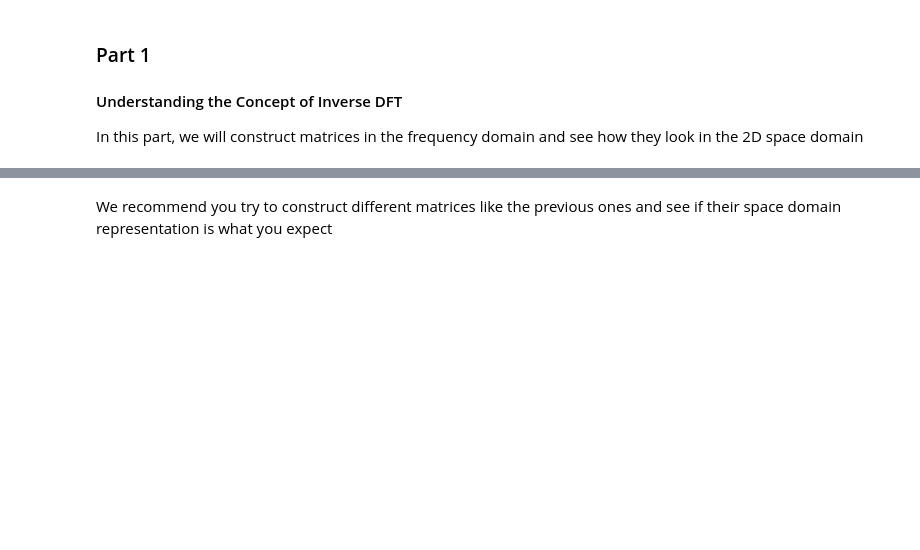
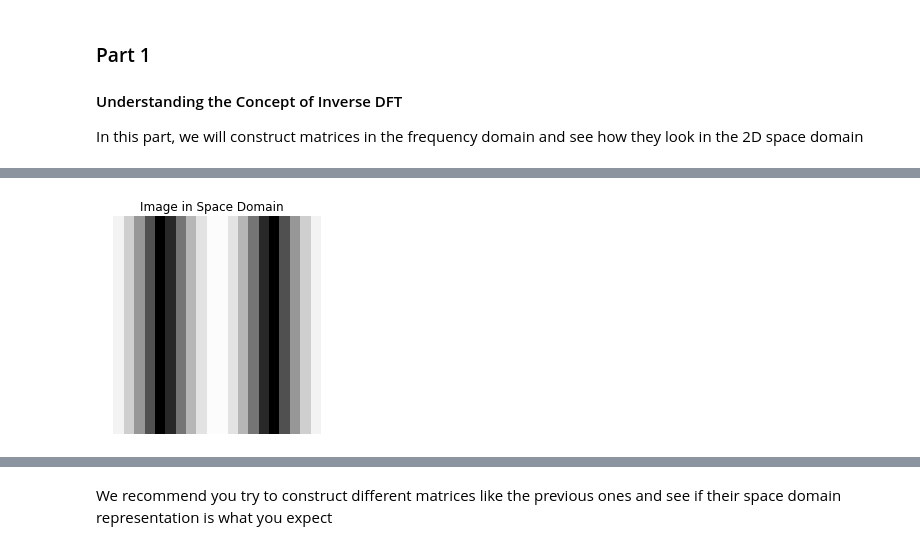
Before and after one commit to aashrafh/CMP362, a Jupyter notebook: lab02-std/lab2-std.ipynb, the cells around one changed output, grey strips where cells are left out. Saved outputs shown, nothing was run; the diff lists cells and outputs as text; code cells hidden in the pictures; blank space fills up the shorter version.

```diff
--- a/lab02-std/lab2-std.ipynb
+++ b/lab02-std/lab2-std.ipynb
@@ -41,10 +43,12 @@ plot_image_from_freq(freq_domain_mat)
 # %%
 # TODO: construct a matrix in the frequency domain that makes a HORIZONTALLY moving ripple in the space domain
 
 freq_domain_mat = np.zeros([21,21])
-freq_domain_mat[<TODO>, <TODO>] = 1
-freq_domain_mat[<TODO>, <TODO>] = 1
+freq_domain_mat[10, 9] = 1
+freq_domain_mat[10, 11] = 1
 plot_image_from_freq(freq_domain_mat)
+# %% [output]
+[figure, added]
 # %%
 # Now a ripple moving diagonally
 freq_domain_mat = np.zeros([21,21])
```
Also changed, not shown: parts of 7 cells of this notebook.
